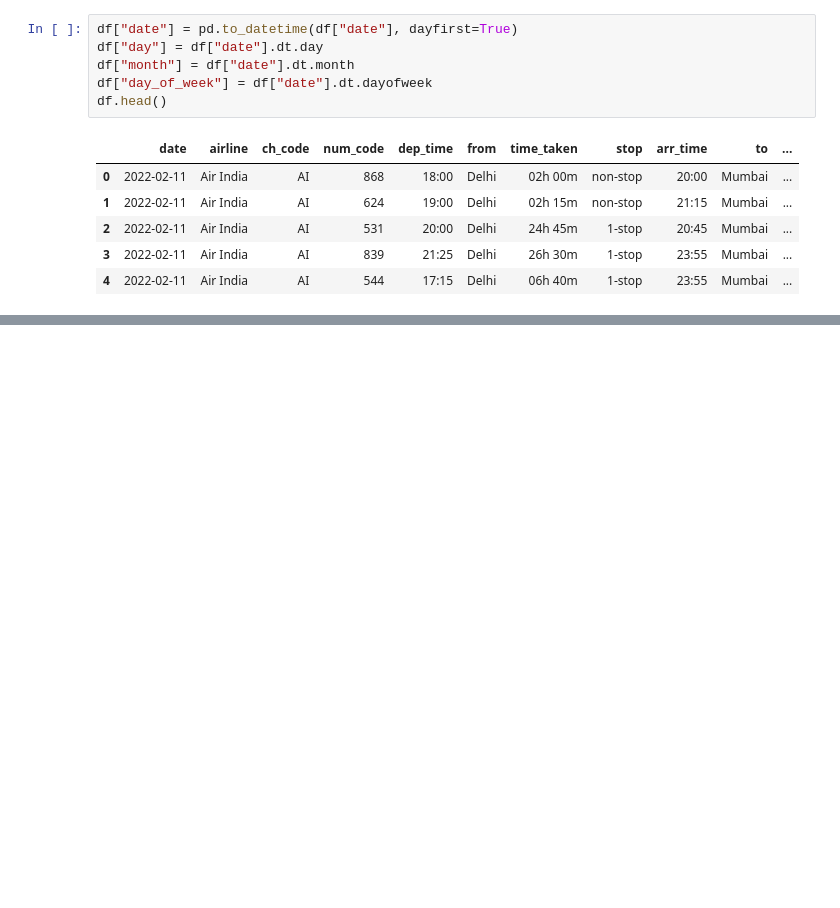
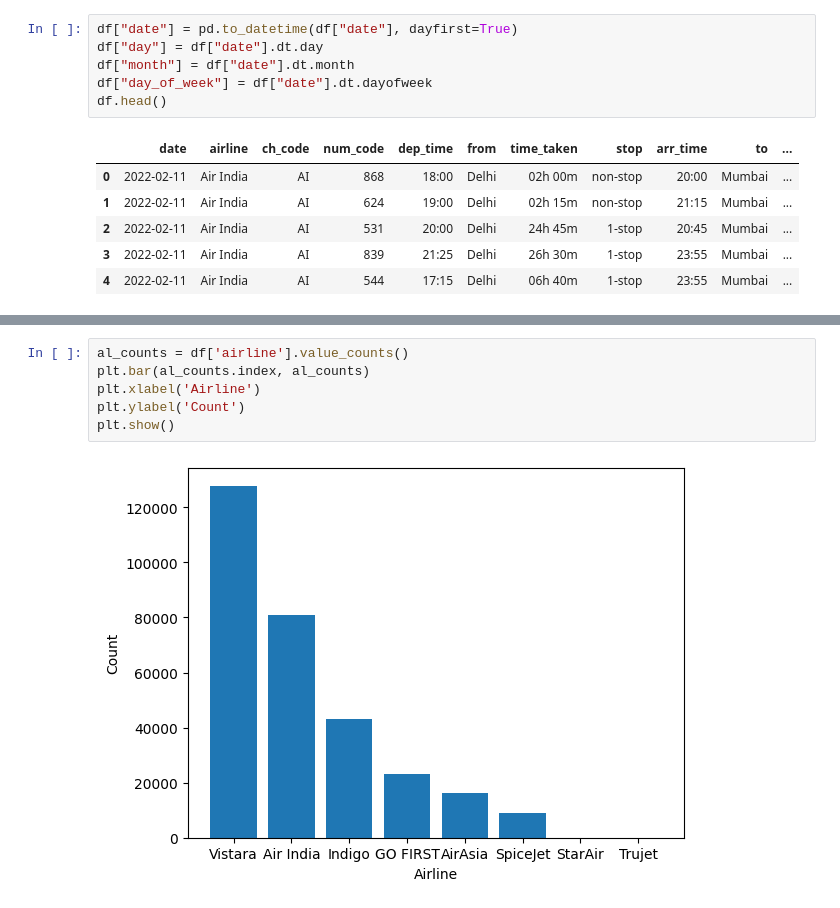
Before and after one commit to MBJ-2002/flight-price-prediction, a Jupyter notebook: linear-regression.ipynb, the cells around one changed output, grey strips where cells are left out. Drawn from its saved outputs; the diff is of its cells as text; blank space fills up the shorter version.

```diff
--- a/linear-regression.ipynb
+++ b/linear-regression.ipynb
@@ -151,0 +159,8 @@ df.head()
+# %%
+al_counts = df['airline'].value_counts()
+plt.bar(al_counts.index, al_counts)
+plt.xlabel('Airline')
+plt.ylabel('Count')
+plt.show()
+# %% [output]
+[figure, added]
```
Also changed, not shown: parts of 17 cells of this notebook.
